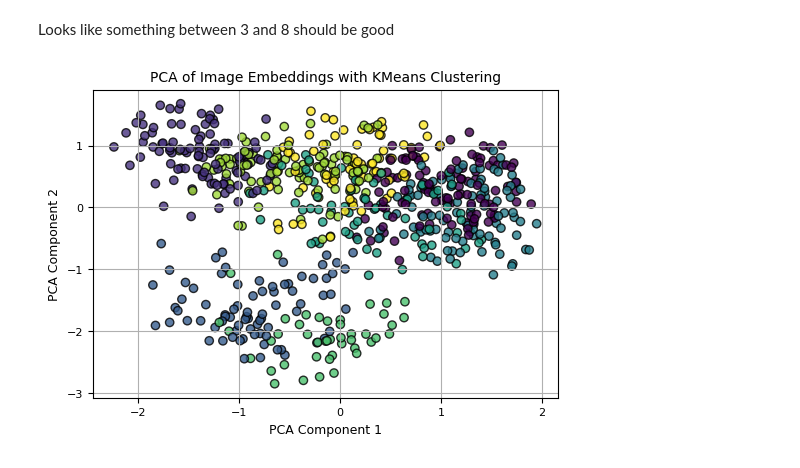
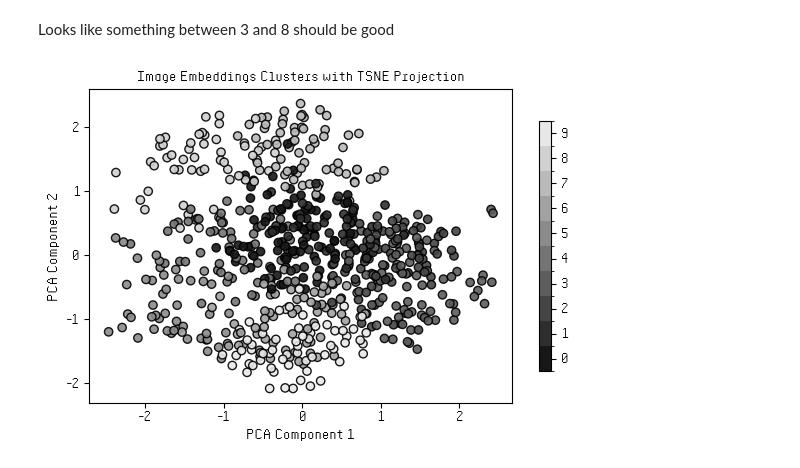
Before and after one commit to aculei/aculei-ai, a Jupyter notebook: clustering.ipynb, the cells around one changed output. Saved outputs shown, nothing was run; the diff lists cells and outputs as text; code cells hidden in the pictures.

```diff
--- a/clustering.ipynb
+++ b/clustering.ipynb
@@ -132,23 +188,40 @@ plt.show()
 # %% [markdown]
 Looks like something between 3 and 8 should be good
-# %%
-n_clusters = 8
-kmeans = KMeans(n_clusters=n_clusters, random_state=42)
-clusters = kmeans.fit_predict(scaled_embeddings)
-
-plt.scatter(scaled_embeddings[:, 0], scaled_embeddings[:, 1], c=clusters, cmap='viridis', alpha=0.8, edgecolors='black')
-
-# for i, path in enumerate(image_paths):
-#     animal = df.loc[path.split('/')[-1]].loc['predicted_animal']
-#     plt.annotate(animal, (pca_embeddings[i, 0] - 0.05, pca_embeddings[i, 1] + 0.22), fontsize=8, color='black')
-
-plt.title("PCA of Image Embeddings with KMeans Clustering")
-plt.xlabel("PCA Component 1")
-plt.ylabel("PCA Component 2")
-plt.grid()
-plt.show()
-# %% [output]
-[figure, removed]
+# %%
+n_clusters = 10
+kmeans = KMeans(n_clusters=n_clusters, random_state=42)
+clusters = kmeans.fit_predict(scaled_embeddings)
+
+palette = sns.color_palette("gray", n_colors=n_clusters)
+cmap = mpl.colors.ListedColormap(palette)
+norm = mpl.colors.BoundaryNorm(np.arange(-0.5, n_clusters + 0.5), n_clusters)
+
+fig, ax = plt.subplots()
+
+scatter = ax.scatter(
+    scaled_embeddings[:, 0],
+    scaled_embeddings[:, 1],
+    c=clusters,
+    cmap=cmap,
+    norm=norm,
+    edgecolor='black',
+    alpha=0.9
+)
+
+sm = mpl.cm.ScalarMappable(cmap=cmap, norm=norm)
+sm.set_array([])
+cbar = fig.colorbar(sm, ax=ax, ticks=range(n_clusters), shrink=0.8)
+
+ax.set_title("Image Embeddings Clusters with TSNE Projection")
+ax.set_xlabel("PCA Component 1")
+ax.set_ylabel("PCA Component 2")
+ax.grid(False)
+plt.tight_layout()
+plt.show()
+
+fig.savefig("assets/clustered_embeddings.svg", format='svg', bbox_inches='tight')
+# %% [output]
+[figure, added]
 # %%
 for i in range(n_clusters):
     cluster_indices = np.where(clusters == i)[0]
```
Also changed, not shown: parts of 6 cells of this notebook, 5 other files.
